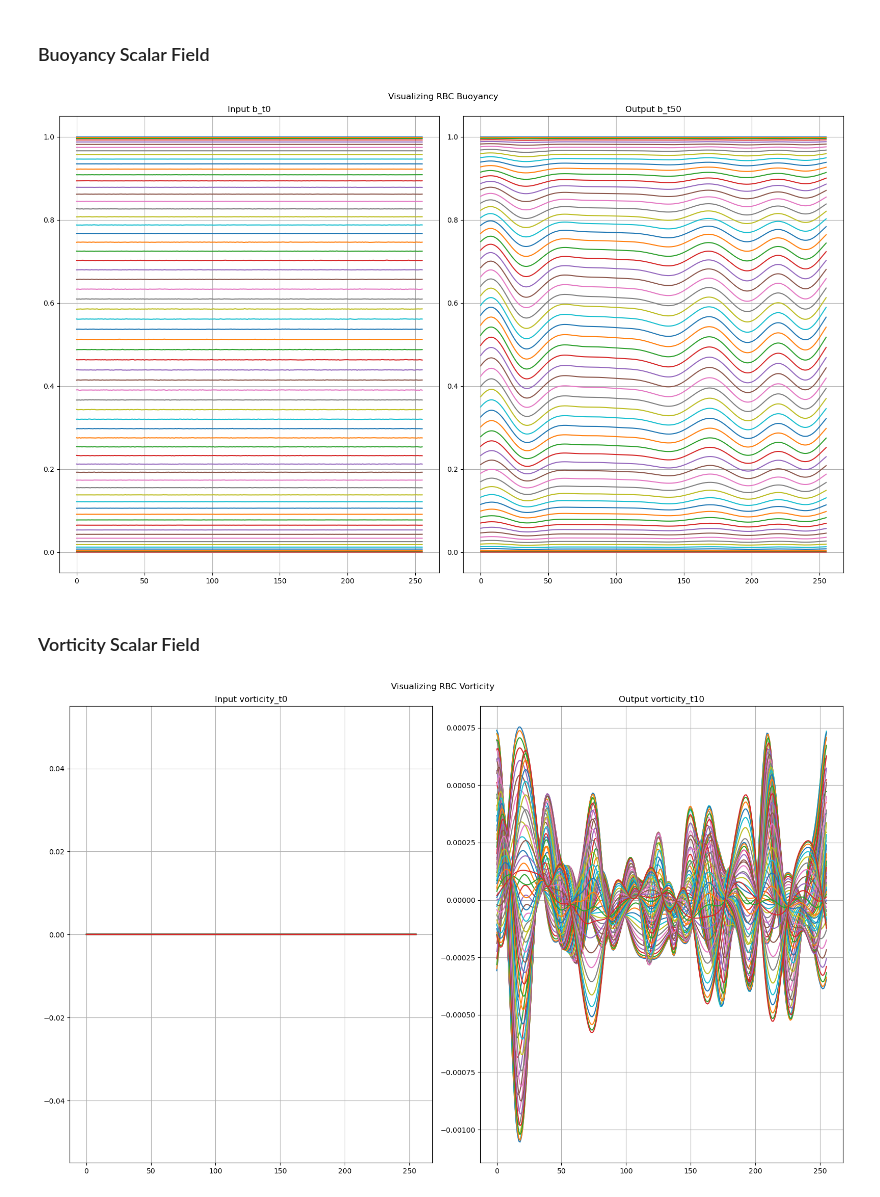
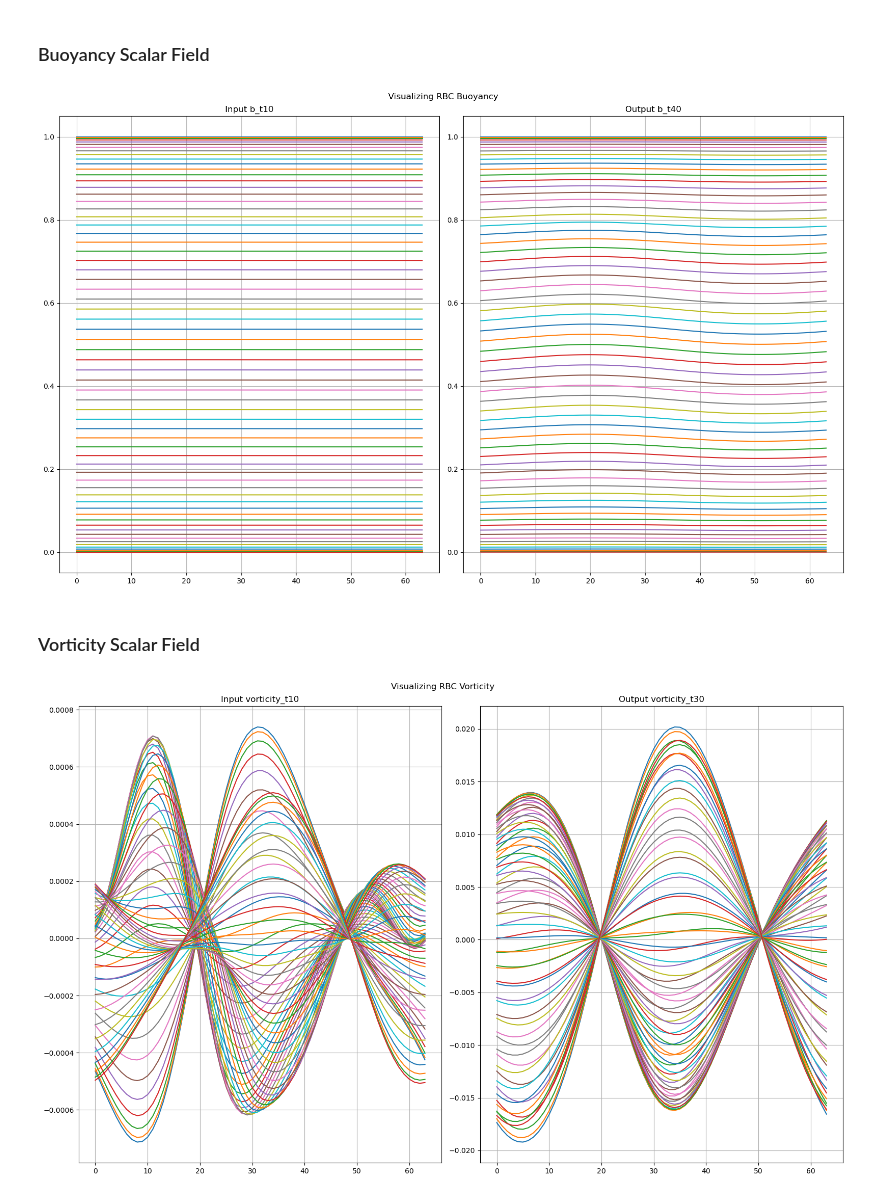
Before and after one commit to Parallel-in-Time/cfno, a Jupyter notebook: FNO.ipynb, the cells around one changed output. Saved outputs shown, nothing was run; the diff lists cells and outputs as text; code cells hidden in the pictures.

```diff
--- a/FNO.ipynb
+++ b/FNO.ipynb
@@ -492,16 +605,14 @@ class FNO2d(nn.Module):
         self.padding = fno_architecture["padding"]
         self.include_grid = fno_architecture["include_grid"]
         self.input_dim = in_channels
-        self.activation  = nn.LeakyReLU()
+        self.activation  = activation_selection(fno_architecture["activation"])
         self.device = device
 
         if self.include_grid == 1:
-            # input channel is 3: (a(x, y), x, y)
-            self.p = nn.Sequential(nn.Linear(self.input_dim+2, self.proj_scale),  # scaling: p layer
+            self.p = nn.Sequential(nn.Linear(self.input_dim +2, self.proj_scale),  # scaling: p layer
                                    self.activation,
                                    nn.Linear(self.proj_scale, self.width))
         else:
-            # input channel is 1: (a(x, y))
             self.p = nn.Sequential(nn.Linear(self.input_dim, self.proj_scale),  # scaling: p layer
                                    self.activation,
                                    nn.Linear(self.proj_scale, self.width))
@@ -570,7 +681,7 @@ class FNO2d(nn.Module):
             nparams += param.numel()
             nbytes += param.data.element_size() * param.numel()
 
-        print(f'Total number of model parameters: {nparams} (~{format_tensor_size(nbytes)})')
+        print(f'Total number of model parameters: {nparams} with {nbytes}(~{format_tensor_size(nbytes)})')
 
         return nparams
 # %% [markdown]
@@ -1310,18 +1457,20 @@ torch.Size([2, 256, 64]) torch.Size([2, 256, 64])
 fig = plt.figure(figsize=(16, 10))
 ax1 = fig.add_subplot(1, 2, 1)
 ax2 = fig.add_subplot(1, 2, 2)
-file = "/p/project/cexalab/john2/NeuralOperators/RayleighBernardConvection/RBC_NX256_NZ64_TF50_train.h5"
+# file = "/p/project/cexalab/john2/NeuralOperators/RayleighBernardConvection/RBC2D_NX256_NZ64_TF50_Pr1_Ra10e4/RBC_NX256_NZ64_TF50_Pr1_Ra10e4_train.h5"
+file  = "/p/project/cexalab/john2/NeuralOperators/RayleighBernardConvection/RBC2D_NX64_NZ64_TF50_Pr1_Ra10e4/RBC2D_NX64_NZ64_TF50_Pr1_Ra10e4_train.h5"
 
 with h5py.File(file, "r") as f:
     for index in range(1):
         start = 0
-        t = 50
-        x = torch.from_numpy(f['snapshots_' + str(index + start)+"_t_"+str(t)]["tasks/buoyancy_0"][:]).type(torch.float32)
-        y = torch.from_numpy(f['snapshots_' + str(index + start)+"_t_"+str(t)]["tasks/buoyancy_t"][:]).type(torch.float32)
+        t = 10
+        end_t = 40
+        x = torch.from_numpy(f['snapshots_' + str(index + start)+"_t_"+str(t)]["tasks/buoyancy_t"][:]).type(torch.float32)
+        y = torch.from_numpy(f['snapshots_' + str(index + start)+"_t_"+str(end_t)]["tasks/buoyancy_t"][:]).type(torch.float32)
         # print("x",x,"y",y)
         # print(np.linalg.norm(x-y))
-        ax1.set_title(f'Input b_t0')
-        ax2.set_title(f'Output b_t{t}')
+        ax1.set_title(f'Input b_t{t}')
+        ax2.set_title(f'Output b_t{end_t}')
         ax1.plot(x)
         ax2.plot(y)
     f.close()
@@ -1332,36 +1481,38 @@ fig.suptitle(f'Visualizing RBC Buoyancy')
 fig.tight_layout()
 fig.show()
 # %% [output]
-[figure, old version]
+[figure, new version]
 # %% [markdown]
 ### Vorticity Scalar Field
 # %%
 fig = plt.figure(figsize=(16, 10))
 ax1 = fig.add_subplot(1, 2, 1)
 ax2 = fig.add_subplot(1, 2, 2)
-file = "/p/project/cexalab/john2/NeuralOperators/RayleighBernardConvection/RBC_NX256_NZ64_TF50_train.h5"
+# file = "/p/project/cexalab/john2/NeuralOperators/RayleighBernardConvection/RBC2D_NX256_NZ64_TF50_Pr1_Ra10e4/RBC_NX256_NZ64_TF50_Pr1_Ra10e4_train.h5"
+file  = "/p/project/cexalab/john2/NeuralOperators/RayleighBernardConvection/RBC2D_NX64_NZ64_TF50_Pr1_Ra10e4/RBC2D_NX64_NZ64_TF50_Pr1_Ra10e4_train.h5"
 
 with h5py.File(file, "r") as f:
     for index in range(1):
         start = 0
         t = 10
-        x = torch.from_numpy(f['snapshots_' + str(index + start)+"_t_"+str(t)]["tasks/vorticity_0"][:]).type(torch.float32)
-        y = torch.from_numpy(f['snapshots_' + str(index + start)+"_t_"+str(t)]["tasks/vorticity_t"][:]).type(torch.float32)
+        end_t = 30
+        x = torch.from_numpy(f['snapshots_' + str(index + start)+"_t_"+str(t)]["tasks/vorticity_t"][:]).type(torch.float32)
+        y = torch.from_numpy(f['snapshots_' + str(index + start)+"_t_"+str(end_t)]["tasks/vorticity_t"][:]).type(torch.float32)
         # print("x",x,"y",y)
         # print(np.linalg.norm(x-y))
-        ax1.set_title(f'Input vorticity_t0')
-        ax2.set_title(f'Output vorticity_t{t}')
+        ax1.set_title(f'Input vorticity_t{t}')
+        ax2.set_title(f'Output vorticity_t{end_t}')
         ax1.plot(x)
         ax2.plot(y)
     f.close()
 
 ax1.grid()
 ax2.grid()
 fig.suptitle(f'Visualizing RBC Vorticity')
 fig.tight_layout()
 fig.show()
 # %% [output]
-[figure, old version]
+[figure, new version]
 # %%
 # RBC-2D Data
 # Train: 250 samples
```
Also changed, not shown: parts of 47 cells of this notebook, 8 other files.
